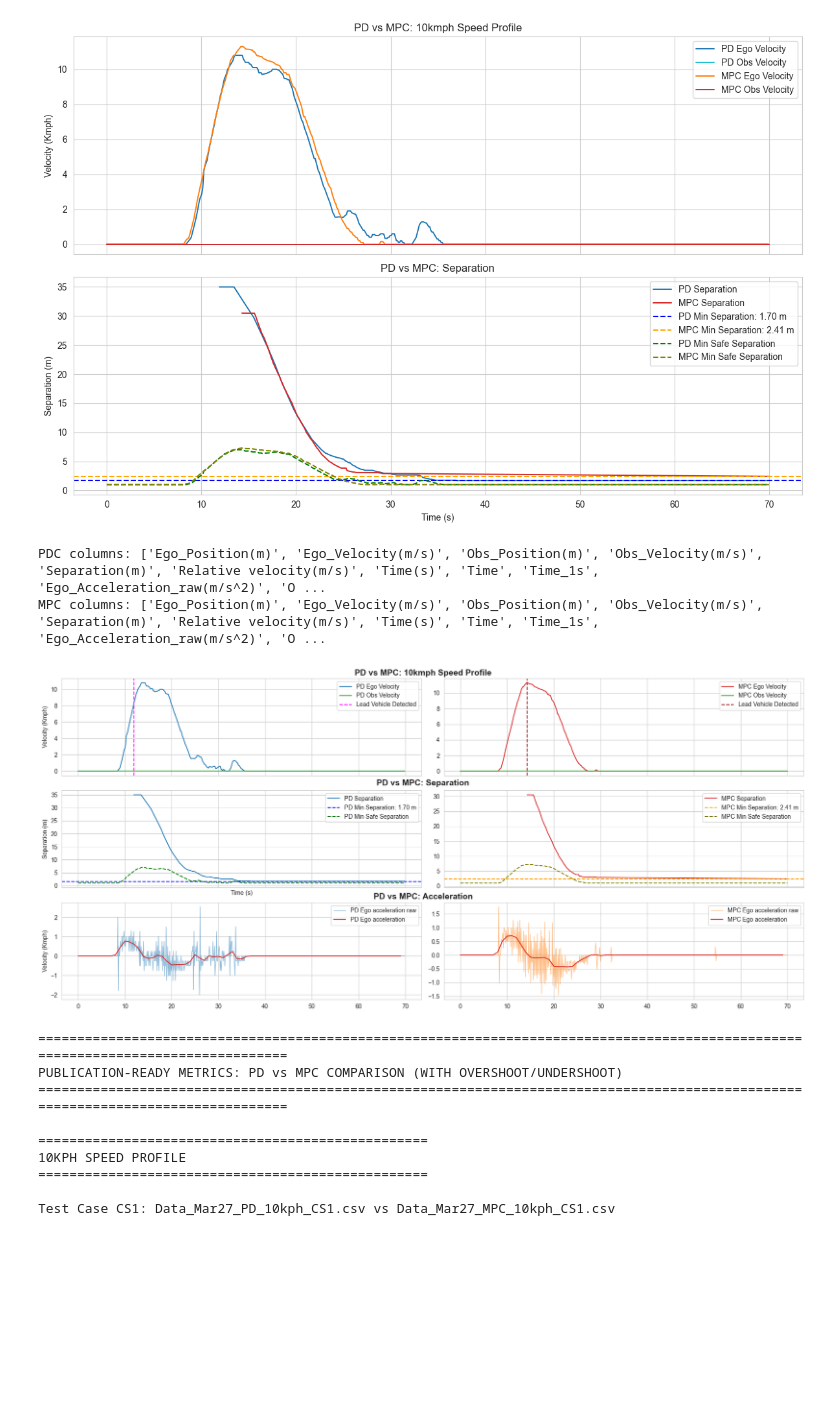
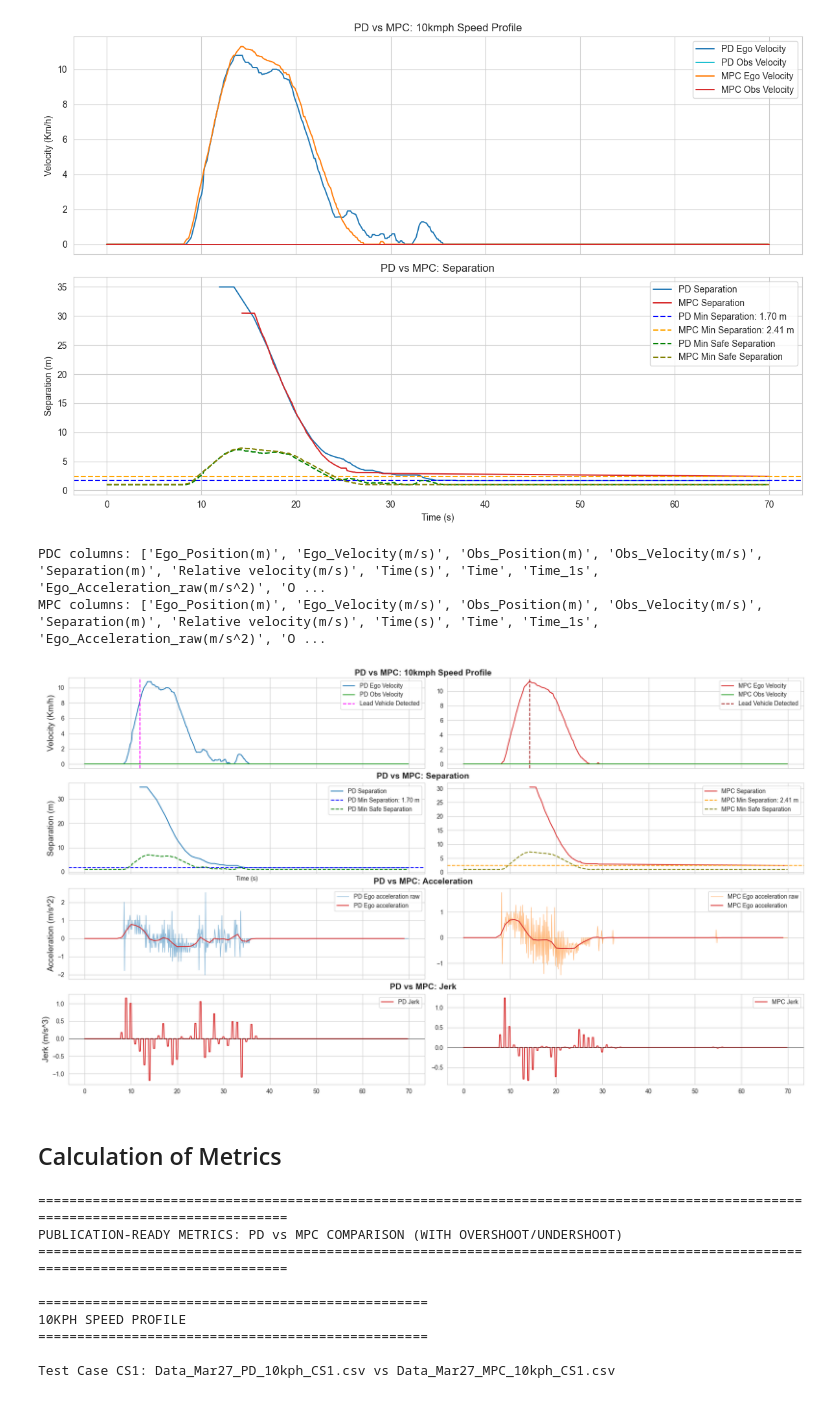
Before and after one commit to Santhosh4888/Adaptive-Cruise-Control, a Jupyter notebook: 9_Vehicle_Testing_Results/Testing_Using_Radar/March27_2026/PDC_VS_MPC_Comparison_CS.ipynb, the cells around one changed output. Cells and saved outputs as stored; diff of their text form; code cells hidden in the pictures; blank space fills up the shorter version.

```diff
--- a/9_Vehicle_Testing_Results/Testing_Using_Radar/March27_2026/PDC_VS_MPC_Comparison_CS.ipynb
+++ b/9_Vehicle_Testing_Results/Testing_Using_Radar/March27_2026/PDC_VS_MPC_Comparison_CS.ipynb
@@ -328,14 +356,14 @@ ego_acc_clean = "Ego_Acceleration(m/s^2)"
 minimum_separation_pd = pdc_df[sep_col].min()
 minimum_separation_mpc = mpc_df[sep_col].min()
 
-fig, ax = plt.subplots(3, 2, figsize=(18, 8), sharex=True)
+fig, ax = plt.subplots(4, 2, figsize=(18,10), sharex=True)
 
 # Plot 1: Ego velocity and obstacle velocity for PD and MPC
 ax[0][0].plot(pdc_df[x_col], pdc_df[ego_vel_col], label="PD Ego Velocity", color="tab:blue", linewidth=1.4)
 ax[0][0].plot(pdc_df[x_col], pdc_df[obs_vel_col], label="PD Obs Velocity", color="tab:green", linewidth=1.4)
 ax[0][1].plot(mpc_df[x_col], mpc_df[ego_vel_col], label="MPC Ego Velocity", color="tab:red", linewidth=1.4)
 ax[0][1].plot(mpc_df[x_col], mpc_df[obs_vel_col], label="MPC Obs Velocity", color="tab:green", linewidth=1.4)
-ax[0][0].set_ylabel("Velocity (Kmph)")
+ax[0][0].set_ylabel("Velocity (Km/h)", fontsize=14)
 ax[0][0].legend(loc="best")
 ax[0][1].legend(loc="best")
 ax[0][0].grid(True)
@@ -355,7 +383,7 @@ ax[1][0].plot(pdc_df[x_col], pdc_df[sep_col], label="PD Separation", color="tab:
 ax[1][1].plot(mpc_df[x_col], mpc_df[sep_col], label="MPC Separation", color="tab:red", linewidth=1.4)
 ax[1][0].axhline(y=minimum_separation_pd, color='b', linestyle='--', label=f'PD Min Separation: {minimum_separation_pd:.2f} m')
 ax[1][1].axhline(y=minimum_separation_mpc, color='orange', linestyle='--', label=f'MPC Min Separation: {minimum_separation_mpc:.2f} m')
-ax[1][0].set_ylabel("Separation (m)")
+ax[1][0].set_ylabel("Separation (m)", fontsize=14)
 ax[1][0].set_xlabel("Time (s)")
 ax[1][0].legend(loc="best")
 ax[1][1].legend(loc="best")
@@ -365,37 +393,68 @@ ax[1][1].grid(True)
 
 # Plot 3 : Acceleration for PD and MPC
 ax[2][0].plot(pdc_df[x_col], pdc_df[ego_acc_raw], label="PD Ego acceleration raw", color="tab:blue", linewidth=1, alpha=0.5)
 ax[2][0].plot(pdc_df[x_col_1], pdc_df[ego_acc_clean], label="PD Ego acceleration ", color="tab:red", linewidth=1.4)
 ax[2][1].plot(mpc_df[x_col], mpc_df[ego_acc_raw], label="MPC Ego acceleration raw", color="tab:orange", linewidth=1 , alpha=0.5)
 ax[2][1].plot(mpc_df[x_col_1], mpc_df[ego_acc_clean], label="MPC Ego acceleration", color="tab:red", linewidth=1.4)
-ax[2][0].set_ylabel("Velocity (Kmph)")
+ax[2][0].set_ylabel("Acceleration (m/s^2)", fontsize=14)
 ax[2][0].legend(loc="best")
 ax[2][1].legend(loc="best")
 ax[2][0].grid(True)
 ax[2][1].grid(True)
 
+# Plot 4: Jerk for PD and MPC
+# Calculate jerk values
+pdc_acc_clean = pdc_df[ego_acc_clean].values
+pdc_time_vals = pdc_df[x_col].values
+pdc_dt = np.median(np.diff(pdc_time_vals)[np.diff(pdc_time_vals) > 0])
+pdc_jerk = np.diff(pdc_acc_clean) / pdc_dt
+pdc_jerk_time = pdc_time_vals[:-1]
+pdc_jerk_smooth = np.convolve(pdc_jerk, np.ones(3)/3, mode='same')
+
+mpc_acc_clean = mpc_df[ego_acc_clean].values
+mpc_time_vals = mpc_df[x_col].values
+mpc_dt = np.median(np.diff(mpc_time_vals)[np.diff(mpc_time_vals) > 0])
+mpc_jerk = np.diff(mpc_acc_clean) / mpc_dt
+mpc_jerk_time = mpc_time_vals[:-1]
+mpc_jerk_smooth = np.convolve(mpc_jerk, np.ones(3)/3, mode='same')
+
+# ax[3][0].plot(pdc_jerk_time, pdc_jerk, label="PD Jerk (Raw)", color="tab:blue", linewidth=1, alpha=0.5)
+ax[3][0].plot(pdc_jerk_time, pdc_jerk_smooth, label="PD Jerk", color="tab:red", linewidth=1.4)
+ax[3][0].axhline(y=0, color='black', linestyle='-', linewidth=0.5)
+# ax[3][1].plot(mpc_jerk_time, mpc_jerk, label="MPC Jerk (Raw)", color="tab:orange", linewidth=1, alpha=0.5)
+ax[3][1].plot(mpc_jerk_time, mpc_jerk_smooth, label="MPC Jerk", color="tab:red", linewidth=1.4)
+ax[3][1].axhline(y=0, color='black', linestyle='-', linewidth=0.5)
+ax[3][0].set_ylabel("Jerk (m/s^3)", fontsize=14)
+ax[3][0].legend(loc="best")
+ax[3][1].legend(loc="best")
+ax[3][0].grid(True)
+ax[3][1].grid(True)
+
 fig.subplots_adjust(hspace=1)  # Reasonable spacing between rows
 plt.tight_layout()
 
 fig.text(0.5, 0.99, "PD vs MPC: 10kmph Speed Profile", ha='center', fontsize=14, weight='bold')
-fig.text(0.5, 0.67, "PD vs MPC: Separation", ha='center', fontsize=14, weight='bold')
-fig.text(0.5, 0.34, "PD vs MPC: Acceleration", ha='center', fontsize=14, weight='bold')
+fig.text(0.5, 0.75, "PD vs MPC: Separation", ha='center', fontsize=14, weight='bold')
+fig.text(0.5, 0.505, "PD vs MPC: Acceleration", ha='center', fontsize=14, weight='bold')
+fig.text(0.5, 0.26, "PD vs MPC: Jerk", ha='center', fontsize=14, weight='bold')
 
 # Minimum safe separation line ( 2 seconds at current speed + min safe distance)
 min_safe_sep_pd = pdc_df["Ego_Velocity_clean"] * (1000/3600) * 2 + CP.Dd
 min_safe_sep_mpc = mpc_df["Ego_Velocity_clean"] * (1000/3600) * 2 + CP.Dd
 ax[1][0].plot(pdc_df["Time(s)"], min_safe_sep_pd, color="green", linestyle="--", label="PD Min Safe Separation")
 ax[1][1].plot(mpc_df["Time(s)"], min_safe_sep_mpc, color="olive", linestyle="--", label="MPC Min Safe Separation")
 ax[1][0].legend(loc="best")
 ax[1][1].legend(loc="best")
 
 
 plt.tight_layout()
 plt.show()
 # %% [output]
 PDC columns: ['Ego_Position(m)', 'Ego_Velocity(m/s)', 'Obs_Position(m)', 'Obs_Velocity(m/s)', 'Separation(m)', 'Relative velocity(m/s)', 'Time(s)', 'Time', 'Time_1s', 'Ego_Acceleration_raw(m/s^2)', 'O ...
 MPC columns: ['Ego_Position(m)', 'Ego_Velocity(m/s)', 'Obs_Position(m)', 'Obs_Velocity(m/s)', 'Separation(m)', 'Relative velocity(m/s)', 'Time(s)', 'Time', 'Time_1s', 'Ego_Acceleration_raw(m/s^2)', 'O ...
-[figure, old version]
+[figure, new version]
+# %% [markdown]
+## Calculation of Metrics
 # %%
 import numpy as np
 import pandas as pd
```
Also changed, not shown: parts of 20 cells of this notebook, 6 other files.
